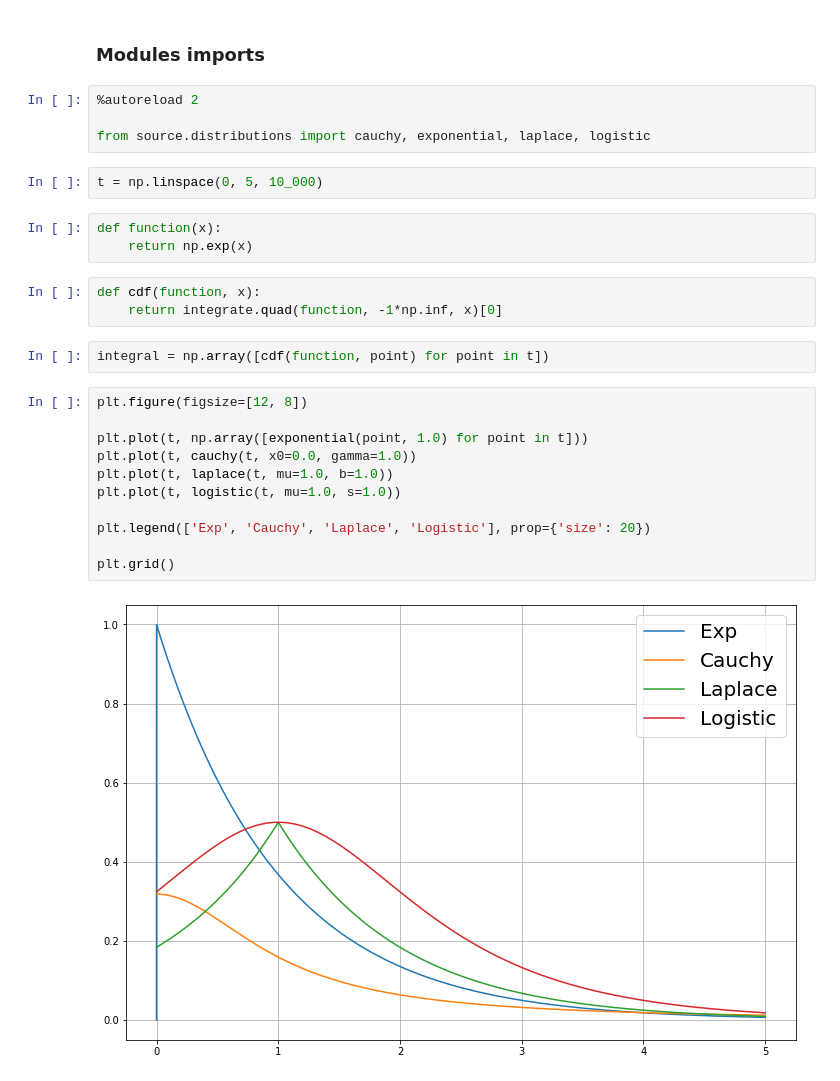
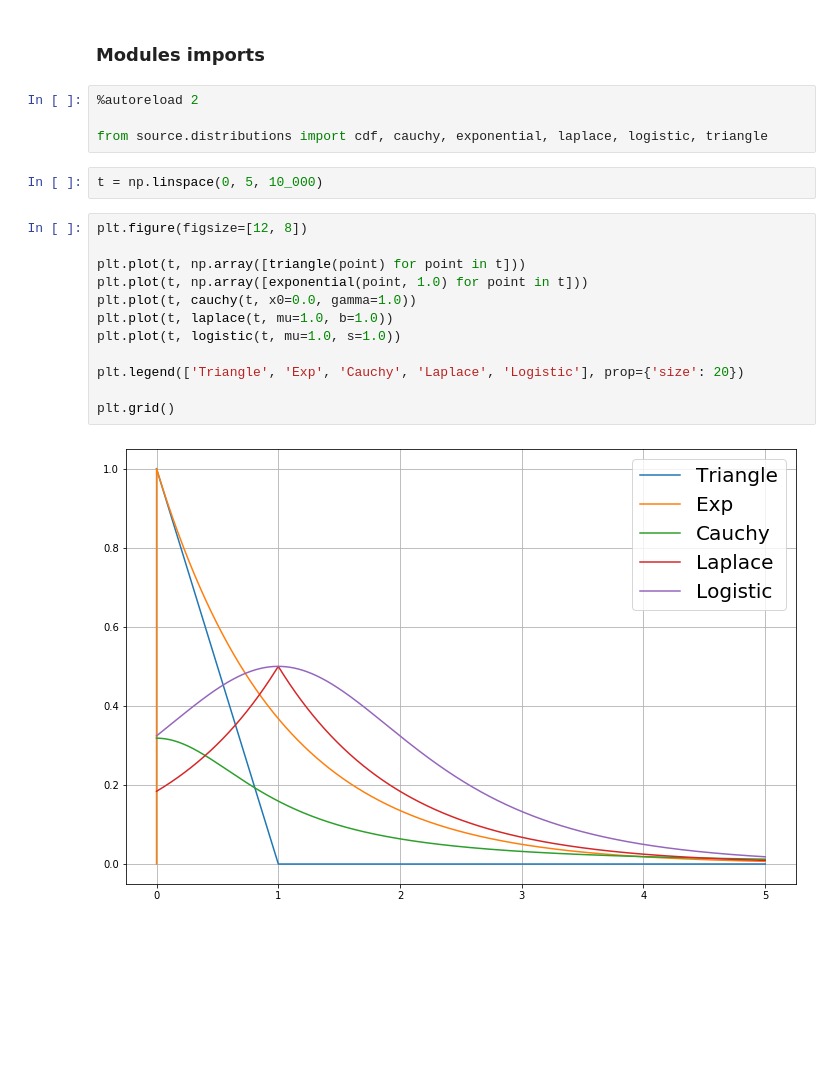
Before and after one commit to kzajac97/MID, a Jupyter notebook: mid/notebooks/inverted_distribution.ipynb, the cells around one changed output. Saved outputs shown, nothing was run; the diff lists cells and outputs as text; blank space fills up the shorter version.

```diff
--- a/mid/notebooks/inverted_distribution.ipynb
+++ b/mid/notebooks/inverted_distribution.ipynb
@@ -32,27 +29,20 @@ from matplotlib import pyplot as plt
 # %%
 %autoreload 2
 
-from source.distributions import cauchy, exponential, laplace, logistic
+from source.distributions import cdf, cauchy, exponential, laplace, logistic, triangle
 # %%
 t = np.linspace(0, 5, 10_000)
-# %%
-def function(x):
-    return np.exp(x)
-# %%
-def cdf(function, x):
-    return integrate.quad(function, -1*np.inf, x)[0]
-# %%
-integral = np.array([cdf(function, point) for point in t])
 # %%
 plt.figure(figsize=[12, 8])
 
+plt.plot(t, np.array([triangle(point) for point in t]))
 plt.plot(t, np.array([exponential(point, 1.0) for point in t]))
 plt.plot(t, cauchy(t, x0=0.0, gamma=1.0))
 plt.plot(t, laplace(t, mu=1.0, b=1.0))
 plt.plot(t, logistic(t, mu=1.0, s=1.0))
 
-plt.legend(['Exp', 'Cauchy', 'Laplace', 'Logistic'], prop={'size': 20})
+plt.legend(['Triangle', 'Exp', 'Cauchy', 'Laplace', 'Logistic'], prop={'size': 20})
 
 plt.grid()
 # %% [output]
-[figure, old version]
+[figure, new version]
```
Also changed, not shown: parts of 2 cells of this notebook, 2 other files.
